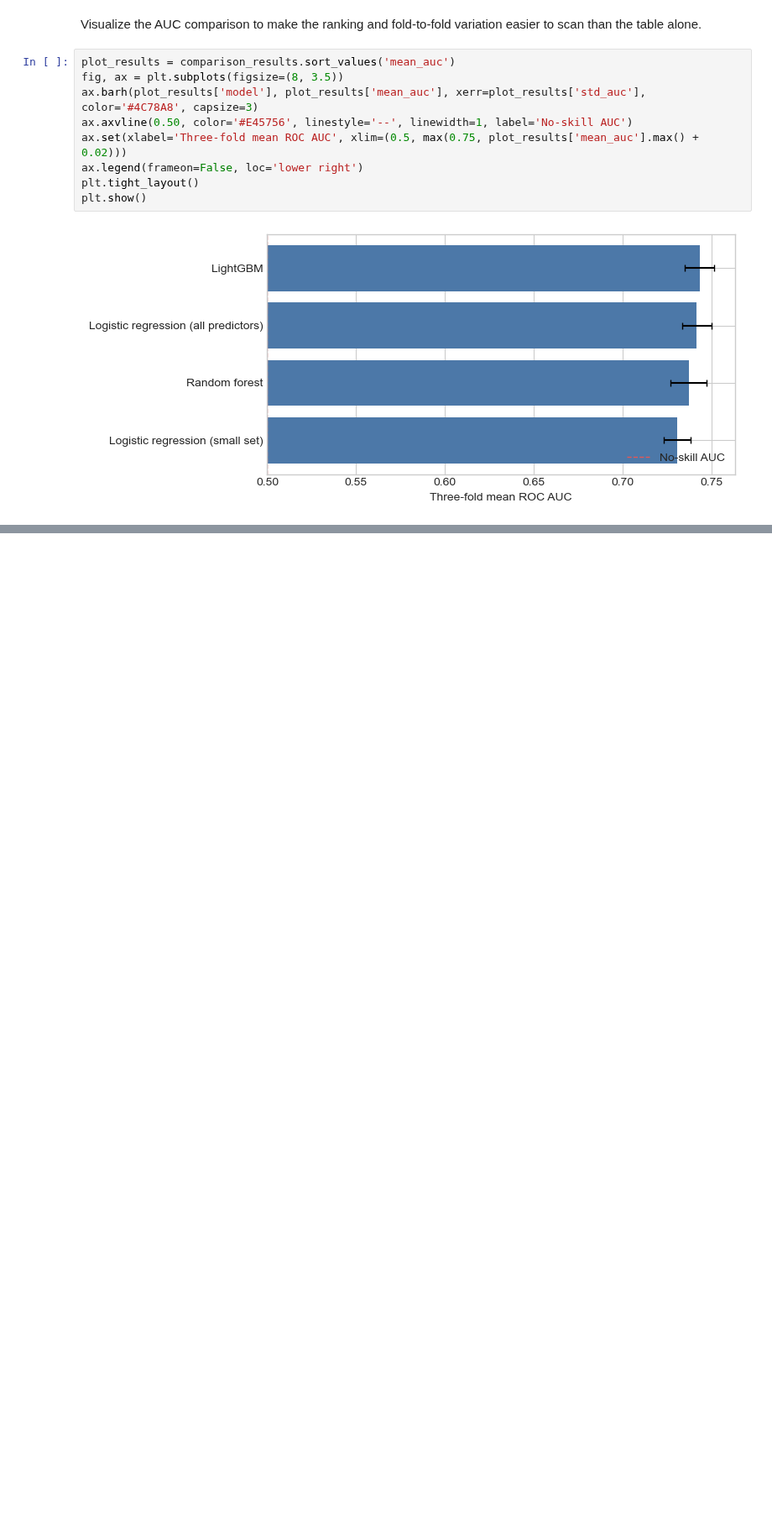
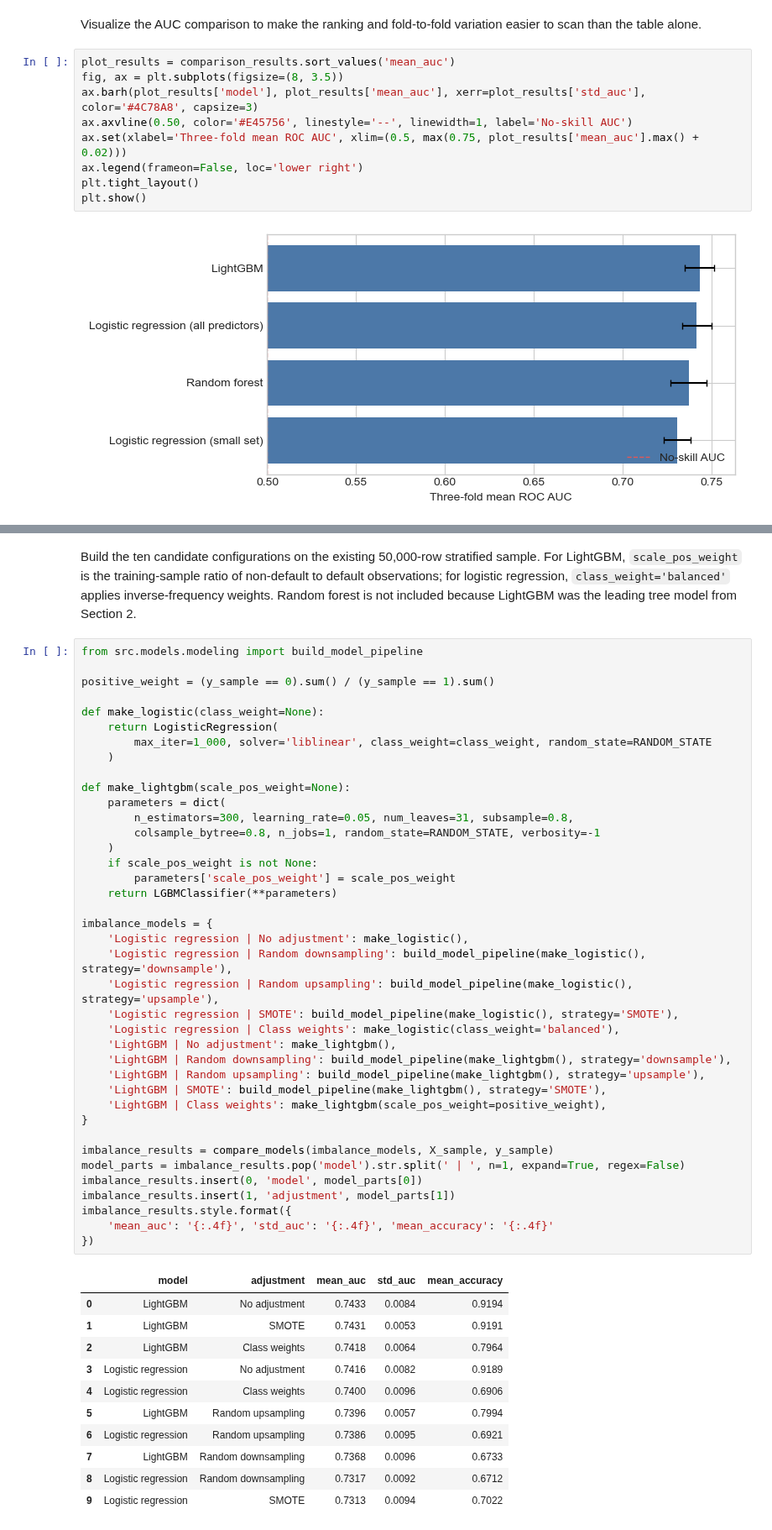
Before and after one commit to ivafearnow/Home-Credit-Project, a Jupyter notebook: notebooks/02_modeling.ipynb, the cells around one changed output, grey strips where cells are left out. Shown at 84% size. Cells and saved outputs as stored; diff of their text form; blank space fills up the shorter version.

Commit message:
Add class imbalance comparison

```diff
--- a/notebooks/02_modeling.ipynb
+++ b/notebooks/02_modeling.ipynb
@@ -174,0 +179,53 @@ plt.show()
+# %% [markdown]
+Build the ten candidate configurations on the existing 50,000-row stratified sample. For LightGBM, `scale_pos_weight` is the training-sample ratio of non-default to default observations; for logistic regression, `class_weight='balanced'` applies inverse-frequency weights. Random forest is not included because LightGBM was the leading tree model from Section 2.
+# %%
+from src.models.modeling import build_model_pipeline
+
+positive_weight = (y_sample == 0).sum() / (y_sample == 1).sum()
+
+def make_logistic(class_weight=None):
+    return LogisticRegression(
+        max_iter=1_000, solver='liblinear', class_weight=class_weight, random_state=RANDOM_STATE
+    )
+
+def make_lightgbm(scale_pos_weight=None):
+    parameters = dict(
+        n_estimators=300, learning_rate=0.05, num_leaves=31, subsample=0.8,
+        colsample_bytree=0.8, n_jobs=1, random_state=RANDOM_STATE, verbosity=-1
+    )
+    if scale_pos_weight is not None:
+        parameters['scale_pos_weight'] = scale_pos_weight
+    return LGBMClassifier(**parameters)
+
+imbalance_models = {
+    'Logistic regression | No adjustment': make_logistic(),
+    'Logistic regression | Random downsampling': build_model_pipeline(make_logistic(), strategy='downsample'),
+    'Logistic regression | Random upsampling': build_model_pipeline(make_logistic(), strategy='upsample'),
+    'Logistic regression | SMOTE': build_model_pipeline(make_logistic(), strategy='SMOTE'),
+    'Logistic regression | Class weights': make_logistic(class_weight='balanced'),
+    'LightGBM | No adjustment': make_lightgbm(),
+    'LightGBM | Random downsampling': build_model_pipeline(make_lightgbm(), strategy='downsample'),
+    'LightGBM | Random upsampling': build_model_pipeline(make_lightgbm(), strategy='upsample'),
+    'LightGBM | SMOTE': build_model_pipeline(make_lightgbm(), strategy='SMOTE'),
+    'LightGBM | Class weights': make_lightgbm(scale_pos_weight=positive_weight),
+}
+
+imbalance_results = compare_models(imbalance_models, X_sample, y_sample)
+model_parts = imbalance_results.pop('model').str.split(' | ', n=1, expand=True, regex=False)
+imbalance_results.insert(0, 'model', model_parts[0])
+imbalance_results.insert(1, 'adjustment', model_parts[1])
+imbalance_results.style.format({
+    'mean_auc': '{:.4f}', 'std_auc': '{:.4f}', 'mean_accuracy': '{:.4f}'
+})
+# %% [output]
+|  | model | adjustment | mean_auc | std_auc | mean_accuracy |
+| 0 | LightGBM | No adjustment | 0.7433 | 0.0084 | 0.9194 |
+| 1 | LightGBM | SMOTE | 0.7431 | 0.0053 | 0.9191 |
+| 2 | LightGBM | Class weights | 0.7418 | 0.0064 | 0.7964 |
+| 3 | Logistic regression | No adjustment | 0.7416 | 0.0082 | 0.9189 |
+| 4 | Logistic regression | Class weights | 0.7400 | 0.0096 | 0.6906 |
+| 5 | LightGBM | Random upsampling | 0.7396 | 0.0057 | 0.7994 |
+| 6 | Logistic regression | Random upsampling | 0.7386 | 0.0095 | 0.6921 |
+| 7 | LightGBM | Random downsampling | 0.7368 | 0.0096 | 0.6733 |
+| 8 | Logistic regression | Random downsampling | 0.7317 | 0.0092 | 0.6712 |
+| 9 | Logistic regression | SMOTE | 0.7313 | 0.0094 | 0.7022 |
```
Also changed, not shown: parts of 3 cells of this notebook.
